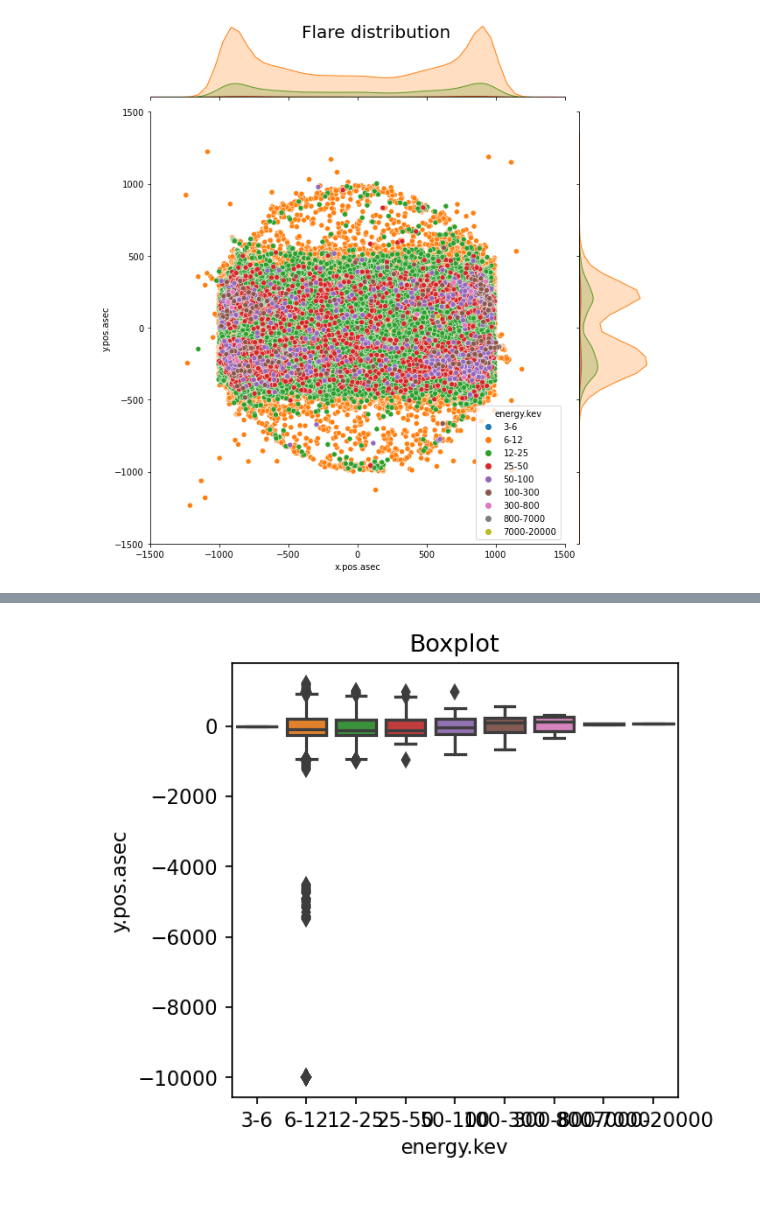
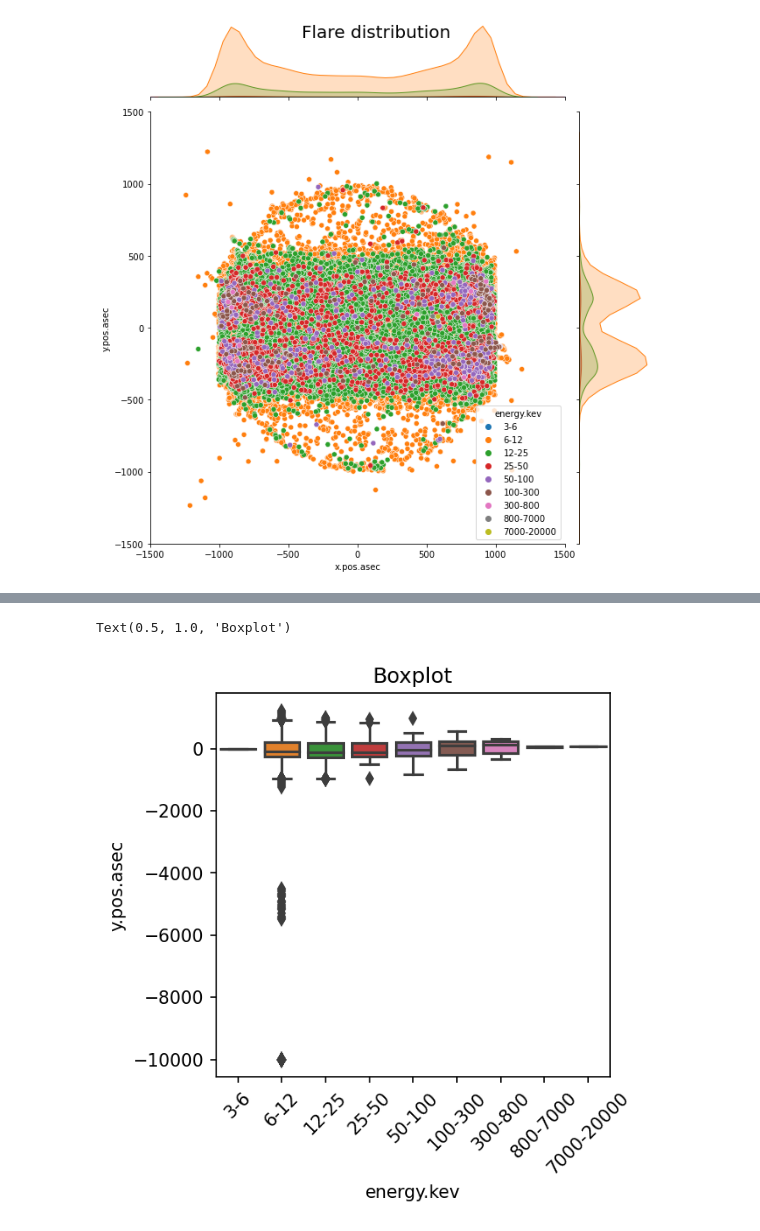
Before and after one commit to Exploratory-Data-Analiysis/Exam_1, a Jupyter notebook: ParcialFC.ipynb, the cells around one changed output, grey strips where cells are left out. Cells and saved outputs as stored; diff of their text form; code cells hidden in the pictures; blank space fills up the shorter version.

```diff
--- a/ParcialFC.ipynb
+++ b/ParcialFC.ipynb
@@ -120,6 +119,6 @@ sns.countplot(data=df.sort_values('Eprom.kev'), x="energy.kev", hue='energy.kev'
 # %%
 plt.figure(figsize=(4,4), dpi = 150)
 sns.boxplot(data=df.sort_values('Eprom.kev'), x='energy.kev', y="y.pos.asec")
+plt.xticks(rotation=45)
 plt.title('Boxplot')
-df.describe()
 # %% [output]
@@ -135 +125,2 @@ df.describe()
+Text(0.5, 1.0, 'Boxplot')
-[figure, old version]
+[figure, new version]
```
Also changed, not shown: parts of 26 cells of this notebook, 11 other files.
